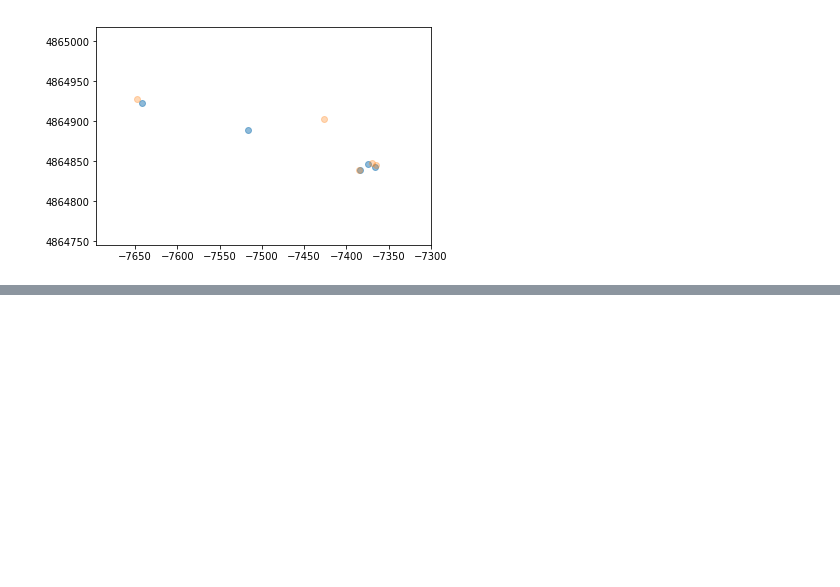
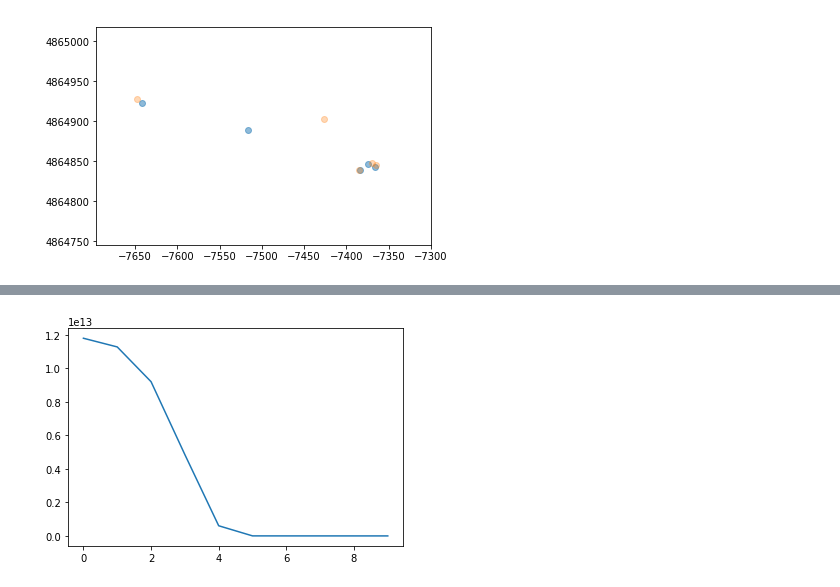
Before and after one commit to JeehunPark/DS, a Jupyter notebook: Python/Wifi/Wifi_locale.ipynb, the cells around one changed output, grey strips where cells are left out. Saved outputs shown, nothing was run; the diff lists cells and outputs as text; code cells hidden in the pictures; blank space fills up the shorter version.

```diff
--- a/Python/Wifi/Wifi_locale.ipynb
+++ b/Python/Wifi/Wifi_locale.ipynb
@@ -210,6 +225,8 @@ train_x = nor_train.join(train_ohe)
 train_y = raw_train.iloc[:, 520:522]
 # %%
 validation_x = nor_validation.join(validation_ohe)
+# %%
+validation_y = raw_validation.loc[:, ("LONGITUDE", "LATITUDE")]
 # %% [markdown]
 ### K-Neighbors Regression
 # %%
@@ -336,0 +361,8 @@ plt.show()
+# %%
+model = Sequential()
+# %%
+model.add(Dense(100, input_dim=544, activation="relu", kernel_initializer="uniform"))
+model.add(Dense(120, activation="relu", kernel_initializer="glorot_uniform"))
+model.add(Dense(80, activation="relu", kernel_initializer="glorot_uniform"))
+model.add(Dense(2, activation="relu", kernel_initializer="glorot_uniform"))
+model.compile(optimizer=RMSprop(), loss='mean_squared_error', metrics=["accuracy"])
@@ -336,0 +376,3 @@ plt.show()
+# %%
+model_result = model.fit(train_x.values, train_y.values, epochs=10, batch_size=100,
+                         validation_data=(validation_x.values, validation_y.values), verbose=2)
@@ -336,0 +397,5 @@ plt.show()
+# %%
+plt.plot(model_result.history["loss"])
+plt.show()
+# %% [output]
+[figure, added]
```
Also changed, not shown: parts of 31 cells of this notebook.
